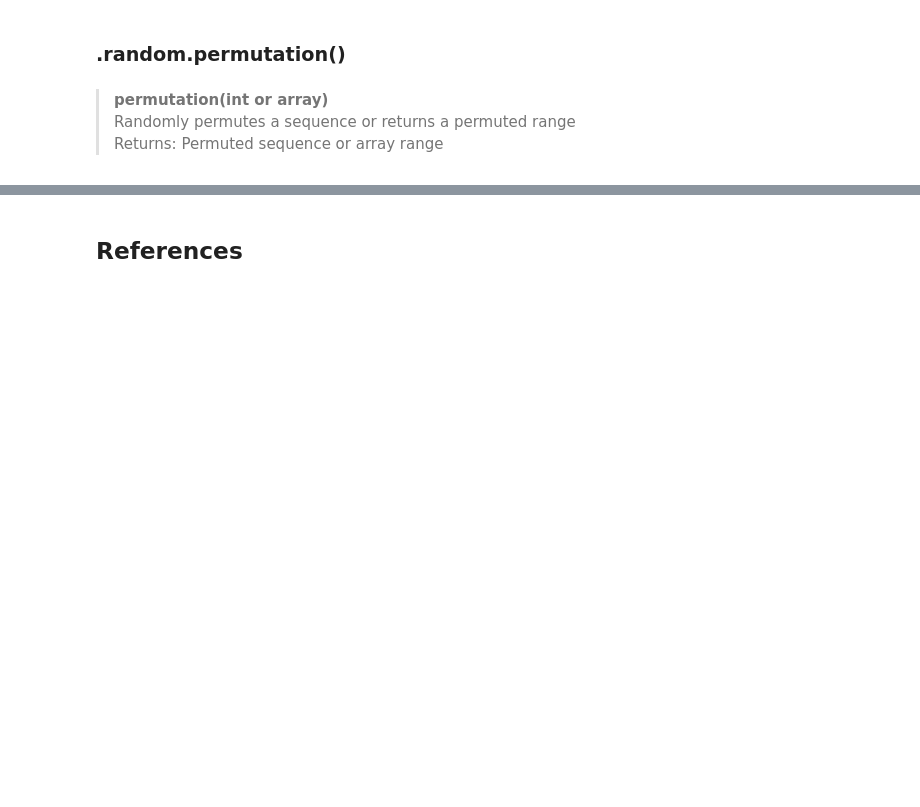
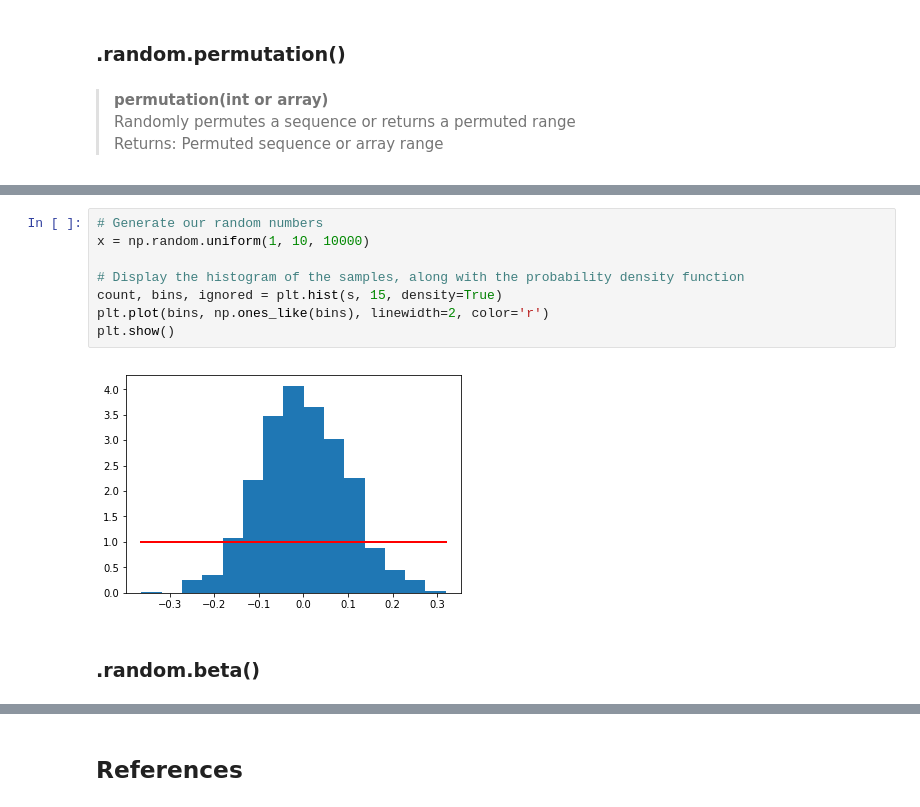
Before and after one commit to kbarry91/4th-year-Emerging-Technologies-Project, a Jupyter notebook: numpy-random.ipynb, the cells around one changed output, grey strips where cells are left out. Drawn from its saved outputs; the diff is of its cells as text; blank space fills up the shorter version.

```diff
--- a/numpy-random.ipynb
+++ b/numpy-random.ipynb
@@ -135,0 +183,12 @@ array([ 9,  1,  4, 12, 15])
+# %%
+# Generate our random numbers
+x = np.random.uniform(1, 10, 10000)
+
+# Display the histogram of the samples, along with the probability density function
+count, bins, ignored = plt.hist(s, 15, density=True)
+plt.plot(bins, np.ones_like(bins), linewidth=2, color='r')
+plt.show()
+# %% [output]
+[figure, added]
+# %% [markdown]
+### .random.beta() <a id = "Beta"></a>
```
Also changed, not shown: parts of 21 cells of this notebook.
